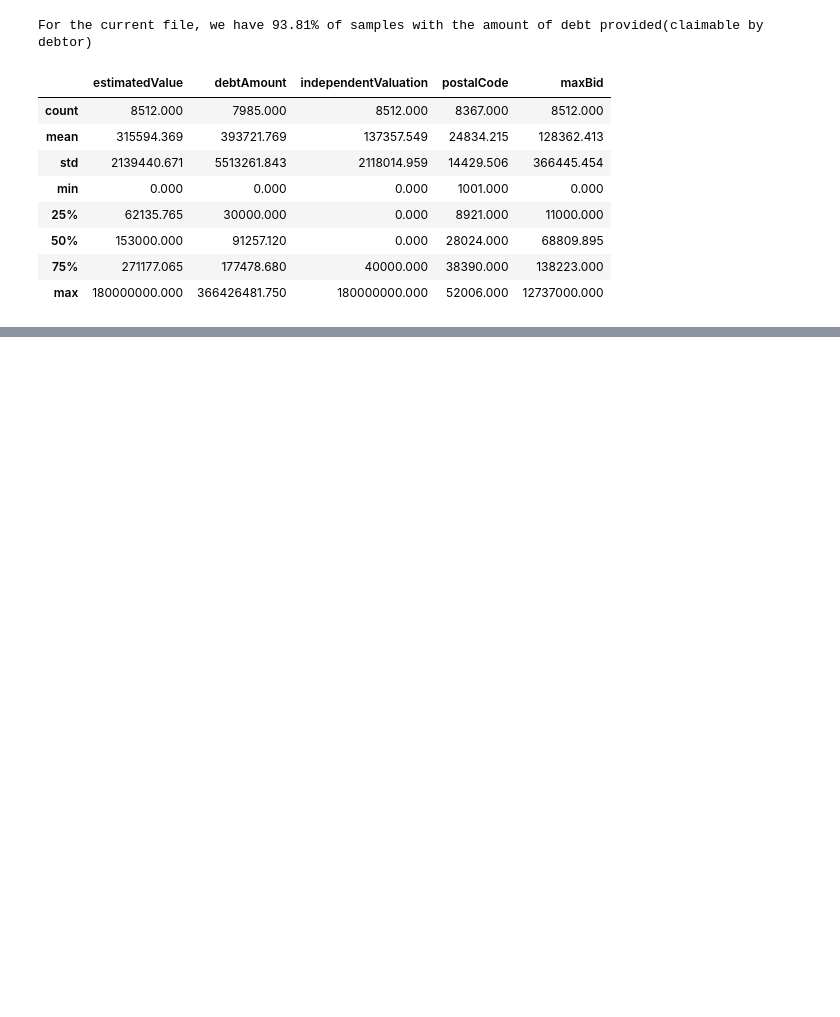
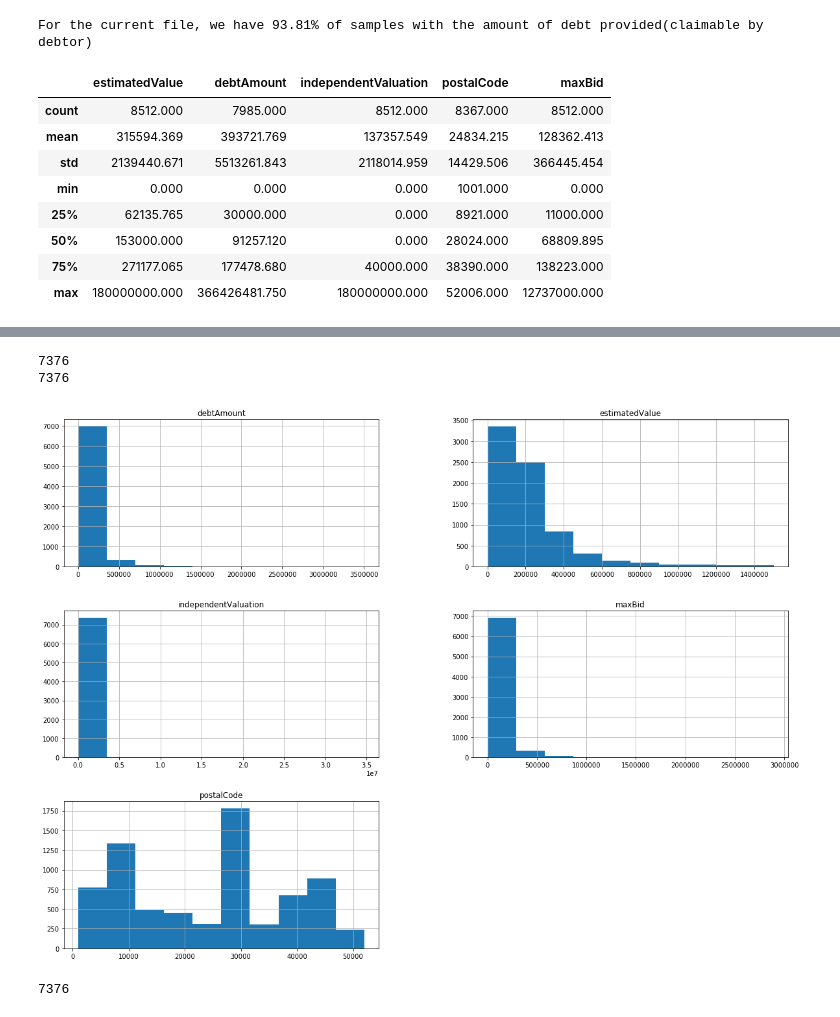
Before and after one commit to alexxxmf/scraper-for-repossesions, a Jupyter notebook: Initial analysis.ipynb, the cells around one changed output, grey strips where cells are left out. Saved outputs shown, nothing was run; the diff lists cells and outputs as text; code cells hidden in the pictures; blank space fills up the shorter version.

```diff
--- a/Initial analysis.ipynb
+++ b/Initial analysis.ipynb
@@ -119,0 +216,30 @@ plt.show()
+# %%
+UPPER_THRESSHOLD = 1500000
+DEBT_RATIO_UPPER_THRESHOLD = 5
+
+auctions_copy = auctions.copy()
+
+auctions_copy.drop(
+    auctions_copy[
+        (auctions_copy["estimatedValue"] > UPPER_THRESSHOLD) |
+        (auctions_copy["estimatedValue"] == 0) |
+        (np.isnan(auctions_copy["debtAmount"]) == True) |
+        (auctions_copy["debtAmount"]/auctions_copy["estimatedValue"] > DEBT_RATIO_UPPER_THRESHOLD)
+    ].index, inplace=True)
+
+print(len(auctions_copy["estimatedValue"]))
+print(len(auctions_copy["debtAmount"]))
+# %% [output]
+7376
+7376
+# %%
+%matplotlib inline
+
+auctions_copy.hist(bins=10, figsize=(20,15))
+plt.show()
+# %% [output]
+[figure, added]
+# %%
+print(len(auctions_copy["debtAmount"]))
+# %% [output]
+7376
```
Also changed, not shown: parts of 11 cells of this notebook, 32 other files.
